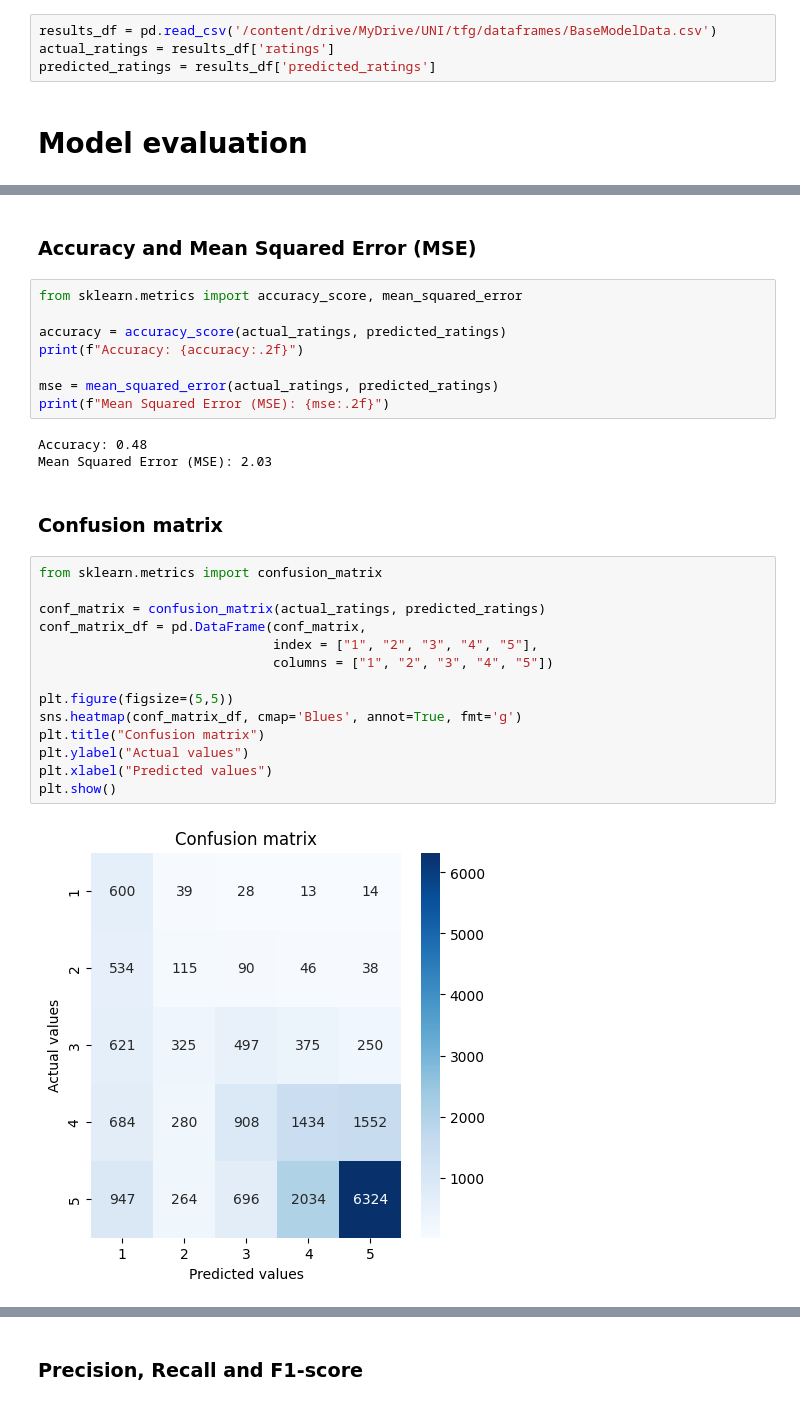
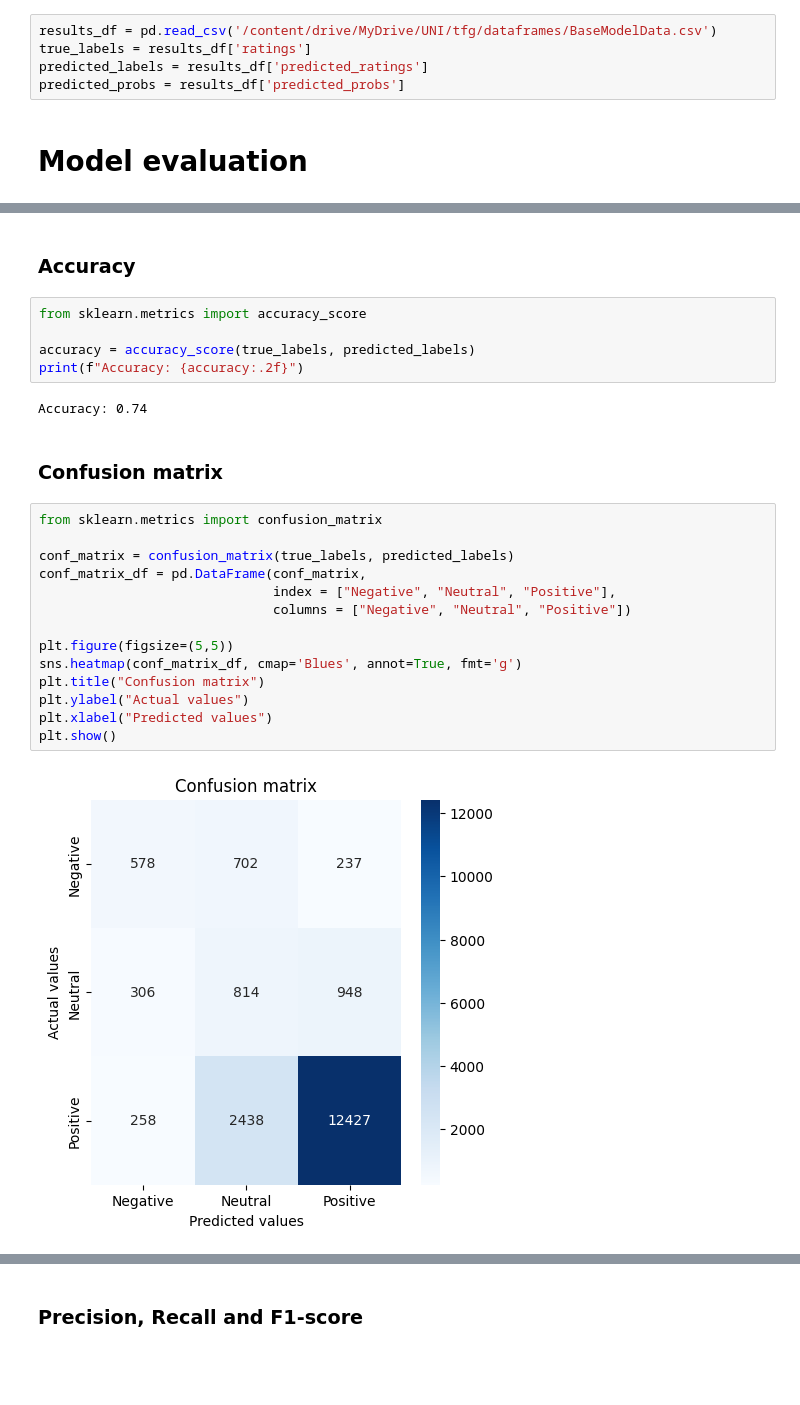
Before and after one commit to nemfey/fib-tfg, a Jupyter notebook: BaseModel.ipynb, the cells around one changed output, grey strips where cells are left out. Saved outputs shown, nothing was run; the diff lists cells and outputs as text; blank space fills up the shorter version.

```diff
--- a/BaseModel.ipynb
+++ b/BaseModel.ipynb
@@ -136,7 +139,8 @@ results_df.to_csv('/content/drive/MyDrive/UNI/tfg/dataframes/BaseModelData.csv',
 ## Read results from csv (if needed)
 # %%
 results_df = pd.read_csv('/content/drive/MyDrive/UNI/tfg/dataframes/BaseModelData.csv')
-actual_ratings = results_df['ratings']
-predicted_ratings = results_df['predicted_ratings']
+true_labels = results_df['ratings']
+predicted_labels = results_df['predicted_ratings']
+predicted_probs = results_df['predicted_probs']
 # %% [markdown]
 # Model evaluation
@@ -154,31 +154,27 @@ we will separate our data into 5 classes from the ratings we have:
-# %% [markdown]
-### Accuracy and Mean Squared Error (MSE)
+# %% [markdown]
+### Accuracy
 # %%
-from sklearn.metrics import accuracy_score, mean_squared_error
+from sklearn.metrics import accuracy_score
 
-accuracy = accuracy_score(actual_ratings, predicted_ratings)
+accuracy = accuracy_score(true_labels, predicted_labels)
 print(f"Accuracy: {accuracy:.2f}")
-
-mse = mean_squared_error(actual_ratings, predicted_ratings)
-print(f"Mean Squared Error (MSE): {mse:.2f}")
 # %% [output]
-Accuracy: 0.48
-Mean Squared Error (MSE): 2.03
+Accuracy: 0.74
 # %% [markdown]
 ### Confusion matrix
 # %%
 from sklearn.metrics import confusion_matrix
 
-conf_matrix = confusion_matrix(actual_ratings, predicted_ratings)
+conf_matrix = confusion_matrix(true_labels, predicted_labels)
 conf_matrix_df = pd.DataFrame(conf_matrix,
-                              index = ["1", "2", "3", "4", "5"],
-                              columns = ["1", "2", "3", "4", "5"])
+                              index = ["Negative", "Neutral", "Positive"],
+                              columns = ["Negative", "Neutral", "Positive"])
 
 plt.figure(figsize=(5,5))
 sns.heatmap(conf_matrix_df, cmap='Blues', annot=True, fmt='g')
 plt.title("Confusion matrix")
 plt.ylabel("Actual values")
 plt.xlabel("Predicted values")
 plt.show()
 # %% [output]
-[figure, old version]
+[figure, new version]
```
Also changed, not shown: parts of 29 cells of this notebook.
